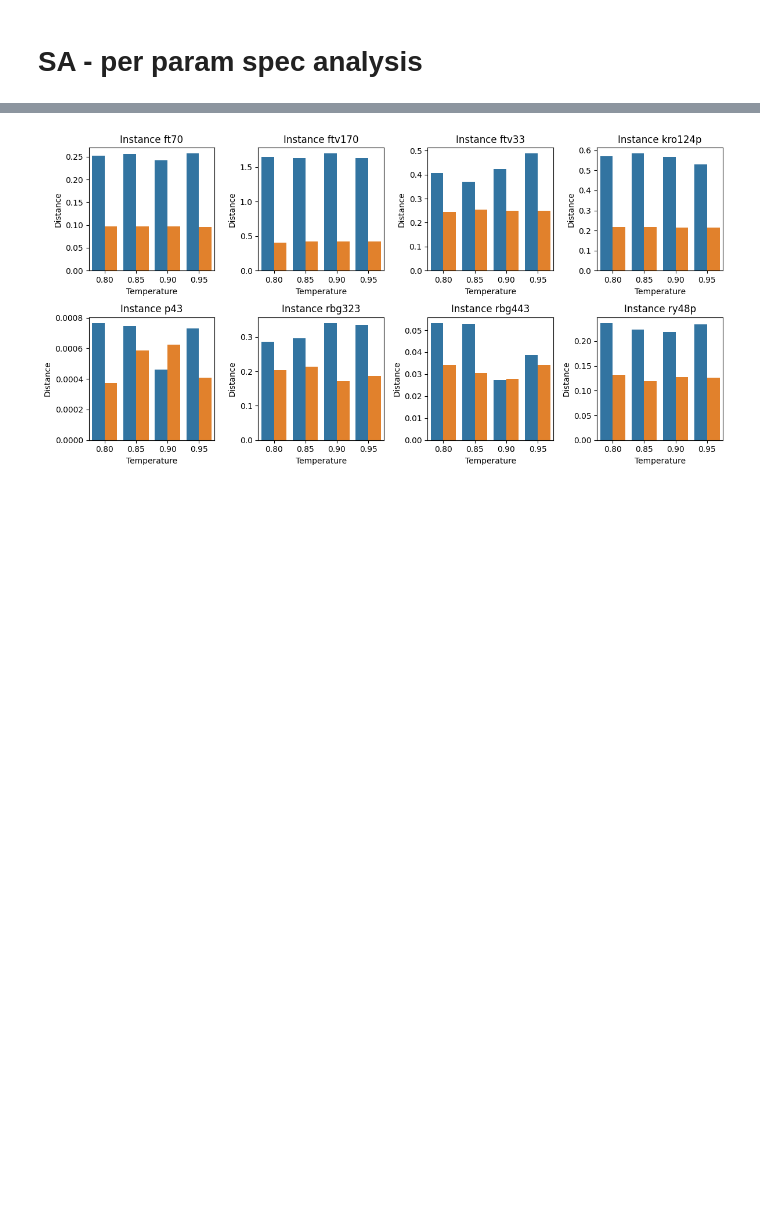
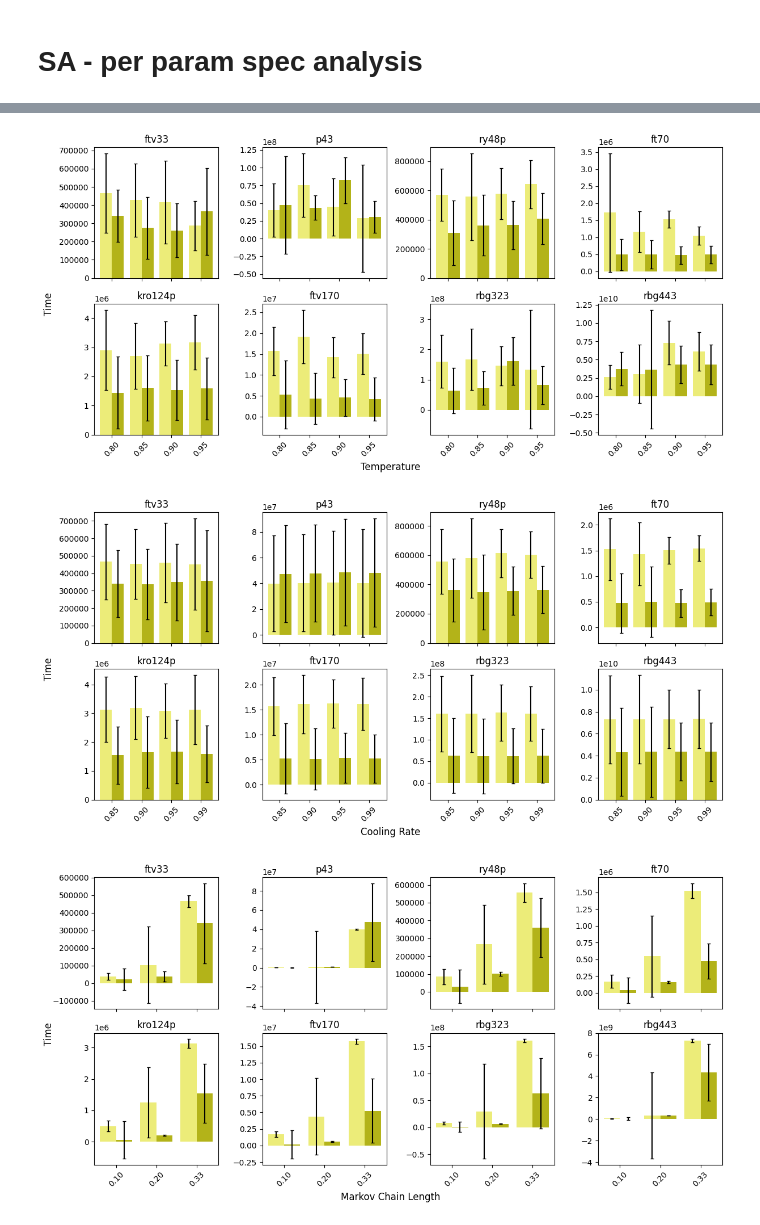
Before and after one commit to ja-nina/BioInspiredAlgosAndModels, a Jupyter notebook: reports/second_viz.ipynb, the cells around one changed output, grey strips where cells are left out. Saved outputs shown, nothing was run; the diff lists cells and outputs as text; code cells hidden in the pictures; blank space fills up the shorter version.

```diff
--- a/reports/second_viz.ipynb
+++ b/reports/second_viz.ipynb
@@ -235,3 +235,25 @@ mode_agg = lambda x: pd.Series.mode(x)[0]
 best_temp = best_params_df.groupby(['instance'])['temperature'].agg(mode_agg)
 best_cooling_rate = best_params_df.groupby(['instance'])['cooling_rate'].agg(mode_agg)
 best_chain_length = best_params_df.groupby(['instance'])['markov_chain_length'].agg(mode_agg)
+# %%
+vis_attrs = {
+    "temperature": lambda instance: (sa_stats_df["cooling_rate"] == best_cooling_rate[instance]) & (sa_stats_df["markov_chain_length"] == best_chain_length[instance]),
+    "cooling_rate": lambda instance: (sa_stats_df["temperature"] == best_temp[instance]) & (sa_stats_df["markov_chain_length"] == best_chain_length[instance]),
+    "markov_chain_length": lambda instance: (sa_stats_df["temperature"] == best_temp[instance]) & (sa_stats_df["cooling_rate"] == best_cooling_rate[instance]),
+}
+
+selected_instances = sorted(selected_instances, key=lambda x: int(re.search(r'\d+', x).group()))
+for attr, vis_mask in vis_attrs.items():
+    fig, axs = plt.subplots(len(selected_instances) // 4, len(selected_instances) // 2, figsize=(12, 6), sharex=True)
+    for i, (instance, ax) in enumerate(zip(selected_instances, axs.flatten())):
+        instance_df = sa_stats_df[(sa_stats_df['instance'] == instance) & vis_mask(instance)]
+        ax.set_title(instance)
+        plot_bars(instance_df, SA_METHODS, [instance], "distance_mean", ax, "distance_std", x_attr=attr)
+        ax.set_ylabel("")
+        ax.set_xlabel("")
+        ax.get_legend().remove()
+
+    fig.text(-0.01, 0.45, 'Distance', rotation='vertical', fontdict={'fontsize': 12})
+    fig.text(0.5, -0.01, attr.title().replace("_"," "), ha='center', fontdict={'fontsize': 12})
+    plt.tight_layout()
+    plt.show()
@@ -238,13 +264,19 @@ best_chain_length = best_params_df.groupby(['instance'])['markov_chain_length'].
 # %%
-fig, axs = plt.subplots(len(selected_instances) // 4, len(selected_instances) // 2, figsize=(12, 6))
-for i, (instance, ax) in enumerate(zip(selected_instances, axs.flatten())):
-    instance_df = sa_stats_df[(sa_stats_df['instance'] == instance) & (sa_stats_df["cooling_rate"] == best_cooling_rate[instance]) &  (sa_stats_df["markov_chain_length"] == best_chain_length[instance])]
-    ax.set_title(f"Instance {instance}")
-    sns.barplot(x="temperature", y="distance_mean", hue="method", data=instance_df, ax=ax)
-    ax.set_ylabel("Distance")
-    ax.set_xlabel("Temperature")
-    ax.get_legend().remove()
+for attr, vis_mask in vis_attrs.items():
+    fig, axs = plt.subplots(len(selected_instances) // 4, len(selected_instances) // 2, figsize=(12, 6), sharex=True)
+    for i, (instance, ax) in enumerate(zip(selected_instances, axs.flatten())):
+        instance_df = sa_stats_df[(sa_stats_df['instance'] == instance) & vis_mask(instance)]
+        ax.set_title(instance)
+        plot_bars(instance_df, SA_METHODS, [instance], "time_mean", ax, "time_std", x_attr=attr)
+        ax.set_ylabel("")
+        ax.set_xlabel("")
+        ax.get_legend().remove()
 
-plt.tight_layout()
+    fig.text(-0.01, 0.45, 'Time', rotation='vertical', fontdict={'fontsize': 12})
+    fig.text(0.5, -0.01, attr.title().replace("_"," "), ha='center', fontdict={'fontsize': 12})
+    plt.tight_layout()
+    plt.show()
 # %% [output]
-[figure, old version]
+[figure, new version]
+[figure, added]
+[figure, added]
```
Also changed, not shown: parts of 20 cells of this notebook, 3 other files.
